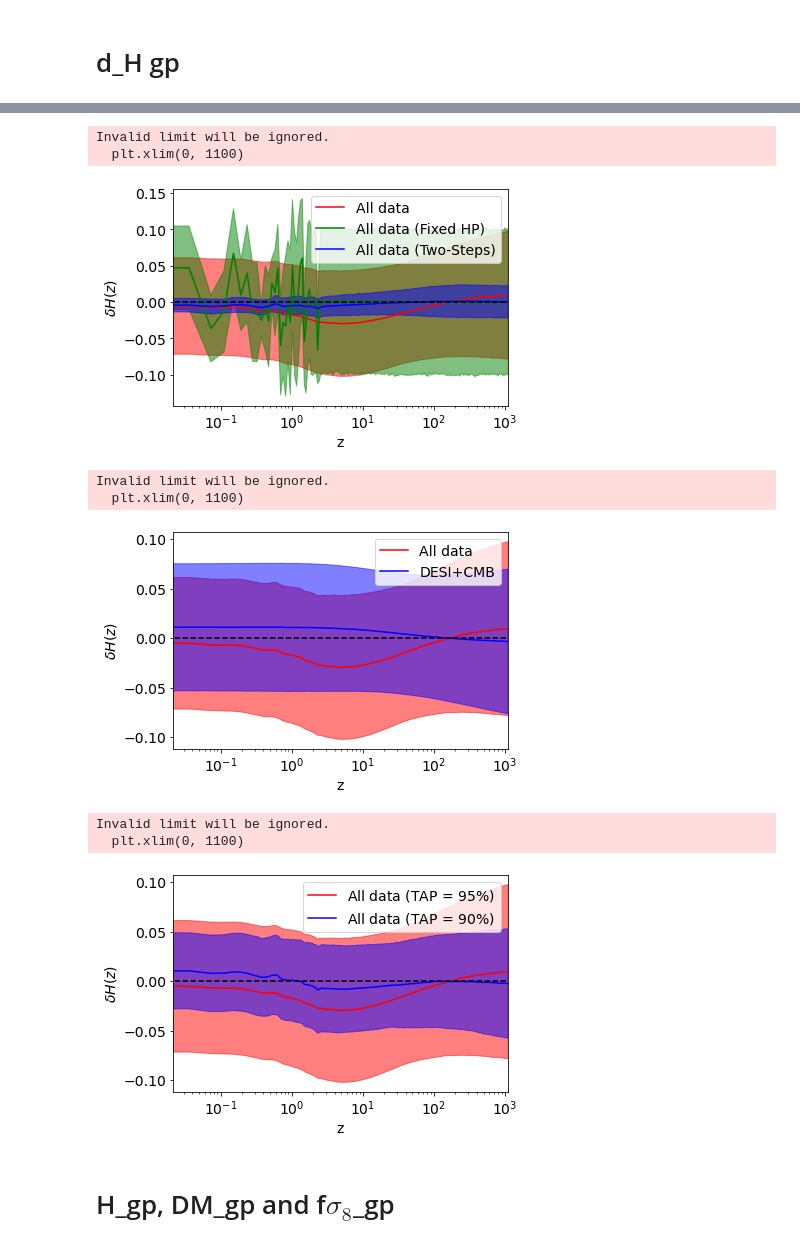
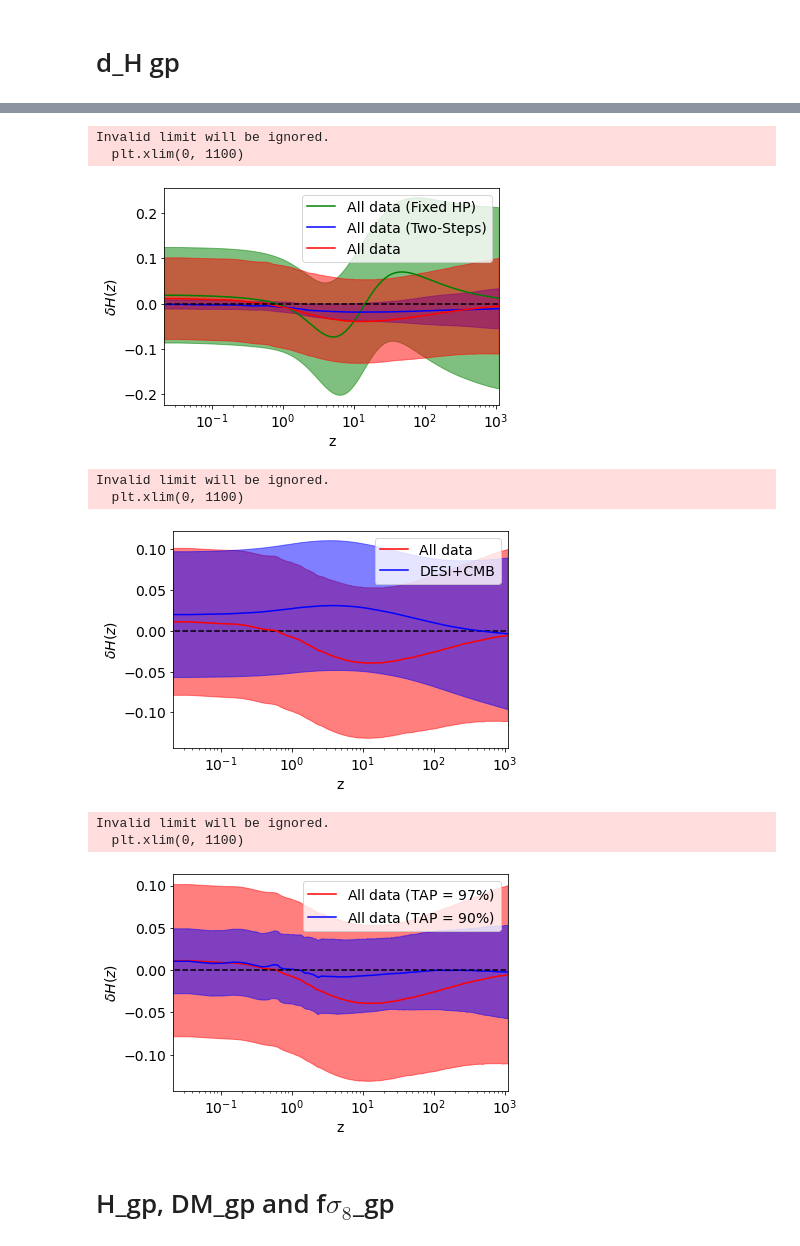
Before and after one commit to JaimeRZP/Growz, a Jupyter notebook: notebooks/plotting_clean.ipynb, the cells around one changed output, grey strips where cells are left out. Cells and saved outputs as stored; diff of their text form; code cells hidden in the pictures.

Commit message:
refactoring + GoFish output

```diff
--- a/notebooks/plotting_clean.ipynb
+++ b/notebooks/plotting_clean.ipynb
@@ -143,32 +143,40 @@ def get_m_s(rows):
 # %%
 #LCDM
 path = '/home/jaime/PhD/Growz/data/outputs/LCDM/'
-fiducial_LCDM2 = np.load(os.path.join(path,'LCDM_All_CMB_Planck_10000_10000/samples.npz'))
 fiducial_LCDM = np.load(os.path.join(path,'LCDM_All_CMB_Planck_2500_2500/samples.npz'))
-DESI_LCDM2 = np.load(os.path.join(path,'LCDM_DESI_CMB_Planck_1000_1000/samples.npz'))
 DESI_LCDM = np.load(os.path.join(path,'LCDM_DESI_CMB_Planck_2500_2500/samples.npz'))
 CMB_LCDM = np.load(os.path.join(path,'LCDM_CMB_Planck_10000_10000/samples.npz'))
 
 path = '/home/jaime/PhD/Growz/data/outputs/finals/'
 #All_CMB = np.load(os.path.join(path, 'All_CMB_Planck_95_2500_2500/samples.npz'))
 All_CMB_90 = np.load(os.path.join(path, 'All_CMB_Planck_90_2500_2500/samples.npz'))
-All_CMB_hp = np.load(os.path.join(path,'All_CMB_Planck_l_0.001_n_0.1_3000_3000/samples.npz'))
+#All_CMB_hp = np.load(os.path.join(path,'All_CMB_Planck_l_0.001_n_0.1_3000_3000/samples.npz'))
 #All_CMB_noA0 = np.load(os.path.join(path, 'All_CMB_best_fit_noA0_3000_3000/samples.npz'))
-All_CMB_NODSS = np.load(os.path.join(path, 'All_CMB_NODSS_Planck_5000_5000/samples.npz'))
+#All_CMB_NODSS = np.load(os.path.join(path, 'All_CMB_NODSS_Planck_5000_5000/samples.npz'))
 All_CMB_bfWms8 = np.load(os.path.join(path, 'All_CMB_Planck_bfWms8_3000_3000/samples.npz'))
 #All_CMB_geo = np.load(os.path.join(path,'All_CMB_geo_Planck_5000_5000/samples.npz'))
-All = np.load(os.path.join(path,'All_Planck_3000_3000/samples.npz'))
+#All = np.load(os.path.join(path,'All_Planck_3000_3000/samples.npz'))
 #All_gro = np.load(os.path.join(path,'All_gro_Planck_A0_50000_50000/samples.npz'))
-DESI_CMB = np.load(os.path.join(path, 'DESI_CMB_Planck_3001_3001/samples.npz'))
+DESI_CMB2 = np.load(os.path.join(path, 'DESI_CMB_Planck_3001_3001/samples.npz'))
 
 path = '/home/jaime/PhD/Growz/data/outputs/reruns/'
-All_CMB = np.load(os.path.join(path, 'All_CMB_Planck_3000_7000/samples.npz'))
-All_CMB_noA0 = np.load(os.path.join(path, 'All_CMB_best_fit_noA0_3000_3000/samples.npz'))
+#All_CMB = np.load(os.path.join(path, 'All_CMB_Planck_3000_7000/samples.npz'))
+#All_CMB_noA0 = np.load(os.path.join(path, 'All_CMB_best_fit_noA0_3000_3000/samples.npz'))
 #All_CMB_NODSS = np.load(os.path.join(path, 'All_CMB_NODSS_Planck_5000_5000/samples.npz'))
-All_CMB_geo = np.load(os.path.join(path,'All_CMB_geo_Planck_3000_7000/samples.npz'))
-#All = np.load(os.path.join(path,'All_Planck_3000_3000/samples.npz'))
+#All_CMB_geo = np.load(os.path.join(path,'All_CMB_geo_Planck_3000_7000/samples.npz'))
+All = np.load(os.path.join(path,'All_Planck_3000_7000/samples.npz'))
 All_gro = np.load(os.path.join(path,'All_gro_Planck_5000_3000/samples.npz'))
 #DESI_CMB = np.load(os.path.join(path, 'DESI_CMB_Planck_3000_7000/samples.npz'))
+
+path = '/home/jaime/PhD/Growz/data/outputs/new_cmb/'
+All_CMB = np.load(os.path.join(path, 'All_CMB_Planck_3000_7000/samples.npz'))
+All_CMB_noA0 = np.load(os.path.join(path, 'All_CMB_best_fit_noA0_3000_7000/samples.npz'))
+All_CMB_NODSS = np.load(os.path.join(path, 'All_CMB_NODSS_Planck_3000_7000/samples.npz'))
+All_CMB_hp = np.load(os.path.join(path,'All_CMB_Planck_l_1.0_n_0.2_3000_3000/samples.npz'))
+All_CMB_geo = np.load(os.path.join(path,'All_CMB_geo_Planck_3001_7001/samples.npz'))
+#All = np.load(os.path.join(path,'All_Planck_3000_7000/samples.npz'))
+#All_gro = np.load(os.path.join(path,'All_gro_Planck_5000_3000/samples.npz'))
+DESI_CMB = np.load(os.path.join(path, 'DESI_CMB_Planck_3000_7000/samples.npz'))
 # %% [markdown]
 # Numbers
 # %%
@@ -750,19 +721,21 @@ Invalid limit will be ignored.
 # %%
+plt.plot(z_arr,  dH_All_CMB_hp_m, color ='g', label='All data (Fixed HP)')
+plt.fill_between(z_arr, dH_All_CMB_hp_m+dH_All_CMB_hp_s,
+                 dH_All_CMB_hp_m-dH_All_CMB_hp_s, color='g', alpha=.5)
+
+plt.plot(z_arr,  dH_All_CMB_noA0_m, color ='b', label='All data (Two-Steps)')
+plt.fill_between(z_arr, dH_All_CMB_noA0_m+dH_All_CMB_noA0_s,
+                 dH_All_CMB_noA0_m-dH_All_CMB_noA0_s, color='b', alpha=.5)
+
 plt.plot(z_arr,  dH_All_CMB_m, color ='r', label='All data')
 plt.fill_between(z_arr, dH_All_CMB_m+dH_All_CMB_s,
                  dH_All_CMB_m-dH_All_CMB_s, color='r', alpha=.5)
 
-plt.plot(z_arr,  dH_All_CMB_hp_m, color ='g', label='All data (Fixed HP)')
-plt.fill_between(z_arr, dH_All_CMB_hp_m+dH_All_CMB_hp_s,
-                 dH_All_CMB_hp_m-dH_All_CMB_hp_s, color='g', alpha=.5)
+
 
 #plt.plot(z_arr,  dH_All_CMB_hp_m, color ='k', label='Fixed HP')
 #plt.fill_between(z_arr, dH_All_CMB_hp_m+dH_All_CMB_hp_s,
 #                 dH_All_CMB_hp_m-dH_All_CMB_hp_s, color='k', alpha=.5)
-
-plt.plot(z_arr,  dH_All_CMB_noA0_m, color ='b', label='All data (Two-Steps)')
-plt.fill_between(z_arr, dH_All_CMB_noA0_m+dH_All_CMB_noA0_s,
-                 dH_All_CMB_noA0_m-dH_All_CMB_noA0_s, color='b', alpha=.5)
 
 plt.plot(z_planck, np.zeros_like(z_planck), 'k--')
 
@@ -775,23 +748,31 @@ plt.legend();
 
 os.remove('/mnt/c/Users/Jaime/Desktop/PhD/gp_figures/dH_gp_tests.pdf')
 plt.savefig('/mnt/c/Users/Jaime/Desktop/PhD/gp_figures/dH_gp_tests.pdf', bbox_inches='tight',  pad_inches=0)
+plt.savefig('/mnt/c/Users/Jaime/Desktop/PhD/gp_figures/dH_gp_tests.png', bbox_inches='tight',  pad_inches=0)
 # %% [output]
 Invalid limit will be ignored.
   plt.xlim(0, 1100)
-[figure, old version]
+[figure, new version]
 # %%
 #fig=plt.figure(figsize=(6*(7/8),8*(7/8)))
 #fig.subplots_adjust(hspace=0)
 #ax1 = plt.subplot(211)
 
+plt.plot(z_planck, np.zeros_like(z_planck), 'k--')
 plt.plot(z_arr,  dH_All_CMB_m, color ='r', label='All data')
 plt.fill_between(z_arr, dH_All_CMB_m+dH_All_CMB_s,
-                 dH_All_CMB_m-dH_All_CMB_s, color='r', alpha=.5)
-
+                dH_All_CMB_m-dH_All_CMB_s, color='r', alpha=.5)
 plt.plot(z_arr,  dH_DESI_CMB_m, color ='b', label='DESI+CMB')
 plt.fill_between(z_arr, dH_DESI_CMB_m+dH_DESI_CMB_s,
                  dH_DESI_CMB_m-dH_DESI_CMB_s, color='b', alpha=.5)
-plt.plot(z_planck, np.zeros_like(z_planck), 'k--')
+
+#plt.plot(z_arr,  np.zeros_like(z_arr), color ='r', label='All data')
+#plt.fill_between(z_arr, dH_All_CMB_s,
+#                -dH_All_CMB_s, color='r', alpha=.5)
+
+#plt.plot(z_arr,  np.zeros_like(z_arr), color ='b', label='DESI+CMB')
+#plt.fill_between(z_arr, dH_DESI_CMB_s,
+#                 -dH_DESI_CMB_s, color='b', alpha=.5)
 
 
 plt.xscale('log')
@@ -818,33 +799,35 @@ plt.legend();
 
 os.remove('/mnt/c/Users/Jaime/Desktop/PhD/gp_figures/dH_gp_forecast.pdf')
 plt.savefig('/mnt/c/Users/Jaime/Desktop/PhD/gp_figures/dH_gp_forecast.pdf', bbox_inches='tight',  pad_inches=0)
+plt.savefig('/mnt/c/Users/Jaime/Desktop/PhD/gp_figures/dH_gp_forecast.png', bbox_inches='tight',  pad_inches=0)
 # %% [output]
 Invalid limit will be ignored.
   plt.xlim(0, 1100)
-[figure, old version]
+[figure, new version]
 # %%
-plt.plot(z_arr,  dH_All_CMB_m, color ='r', label='All data (TAP = $95\%$)')
+plt.plot(z_arr,  dH_All_CMB_m, color ='r', label='All data (TAP = $97\%$)')
 plt.fill_between(z_arr, dH_All_CMB_m+dH_All_CMB_s,
                  dH_All_CMB_m-dH_All_CMB_s, color='r', alpha=.5)
 
 plt.plot(z_arr,  dH_All_CMB_90_m, color ='b', label='All data (TAP = $90\%$)')
 plt.fill_between(z_arr, dH_All_CMB_90_m+dH_All_CMB_90_s,
                  dH_All_CMB_90_m-dH_All_CMB_90_s, color='b', alpha=.5)
 
 plt.plot(z_planck, np.zeros_like(z_planck), 'k--')
 
 plt.xscale('log')
 plt.xlim(0, 1100)
 plt.xlabel("z")
 plt.ylabel(r"$ \delta H(z)$")
 plt.legend();
 
-os.remove('/mnt/c/Users/Jaime/Desktop/PhD/gp_figures/90_vs_95.pdf')
-plt.savefig('/mnt/c/Users/Jaime/Desktop/PhD/gp_figures/90_vs_95.pdf', bbox_inches='tight',  pad_inches=0)
+os.remove('/mnt/c/Users/Jaime/Desktop/PhD/gp_figures/90_vs_97.pdf')
+plt.savefig('/mnt/c/Users/Jaime/Desktop/PhD/gp_figures/90_vs_97.pdf', bbox_inches='tight',  pad_inches=0)
+plt.savefig('/mnt/c/Users/Jaime/Desktop/PhD/gp_figures/90_vs_97.png', bbox_inches='tight',  pad_inches=0)
 # %% [output]
 Invalid limit will be ignored.
   plt.xlim(0, 1100)
-[figure, old version]
+[figure, new version]
 # %% [markdown]
 # H_gp, DM_gp and f$\sigma_8$_gp
 # %% [markdown]
```
Also changed, not shown: parts of 19 cells of this notebook, 8 other files.
